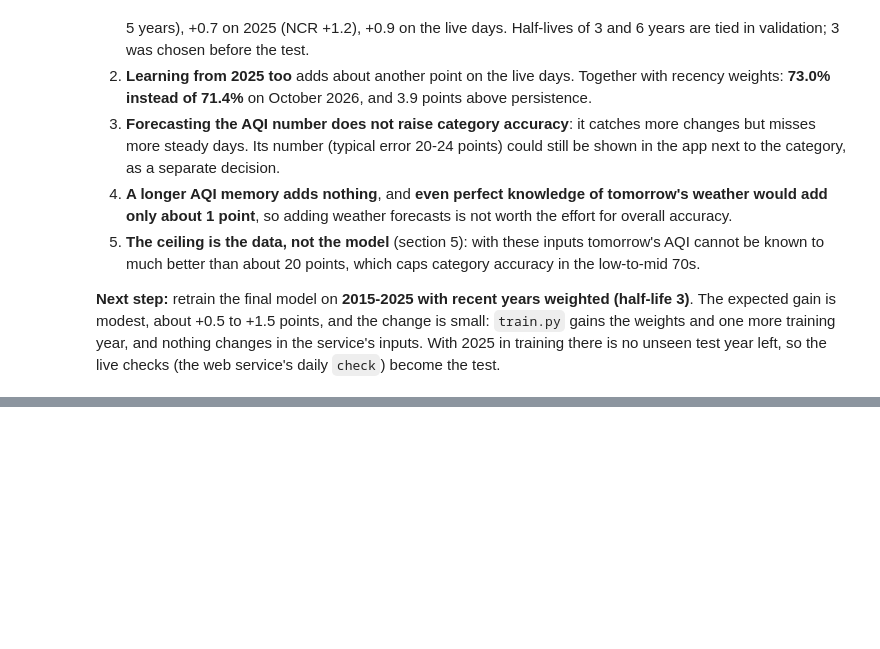
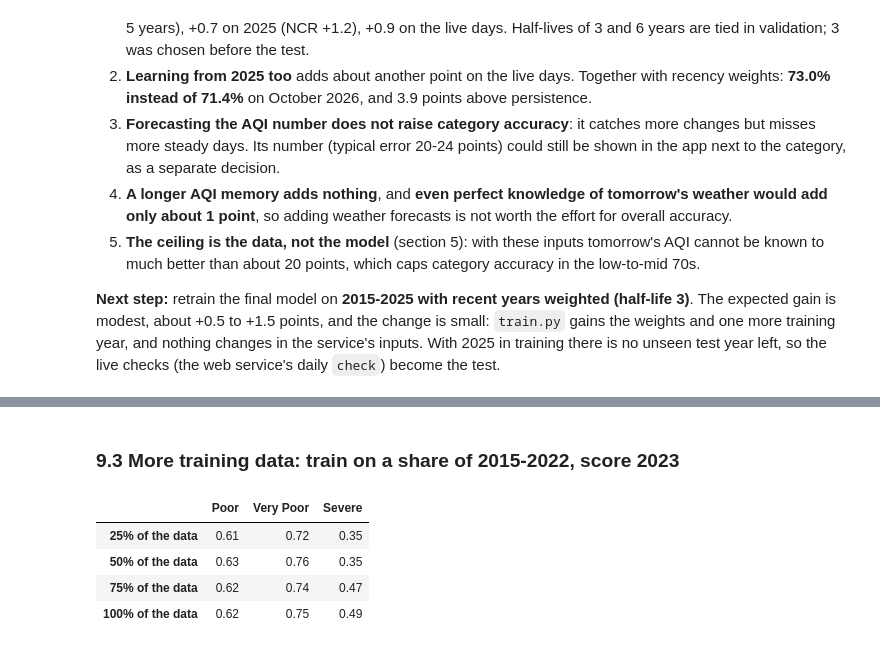
Before and after one commit to shohbitgupta/aqi_forcasting, a Jupyter notebook: experiments/accuracy_experiments.ipynb, the cells around one changed output, grey strips where cells are left out. Cells and saved outputs as stored; diff of their text form; code cells hidden in the pictures; blank space fills up the shorter version.

```diff
--- a/experiments/accuracy_experiments.ipynb
+++ b/experiments/accuracy_experiments.ipynb
@@ -320,0 +375,23 @@ perfect_weather     0.724       0.011           0.343           0.902
+# %% [markdown]
+### 9.3 More training data: train on a share of 2015-2022, score 2023
+# %%
+from sklearn.metrics import recall_score
+
+def high_recall(model, part):
+    y_true = part[T.TARGET].astype(str).to_numpy()
+    pred = model.predict(part[T.FEATURES].to_dict('records'))
+    return {c: recall_score(y_true, pred, labels=[c], average='macro') for c in HIGH}
+
+def fit_classifier(part, params=T.PARAMS):
+    model = Pipeline([('dv', DictVectorizer(sparse=False)), ('m', CategoryXGB(**params))])
+    return model.fit(part[T.FEATURES].to_dict('records'), part[T.TARGET].astype(str).to_numpy())
+
+train_22, val_23 = df[df['date'].dt.year <= 2022], df[df['date'].dt.year == 2023]
+pd.DataFrame({f'{share:.0%} of the data': high_recall(fit_classifier(train_22.sample(frac=share, random_state=1)), val_23)
+              for share in (0.25, 0.5, 0.75, 1.0)}).T.round(2)
+# %% [output]
+|  | Poor | Very Poor | Severe |
+| 25% of the data | 0.61 | 0.72 | 0.35 |
+| 50% of the data | 0.63 | 0.76 | 0.35 |
+| 75% of the data | 0.62 | 0.74 | 0.47 |
+| 100% of the data | 0.62 | 0.75 | 0.49 |
```
Also changed, not shown: parts of 10 cells of this notebook, 3 other files.
